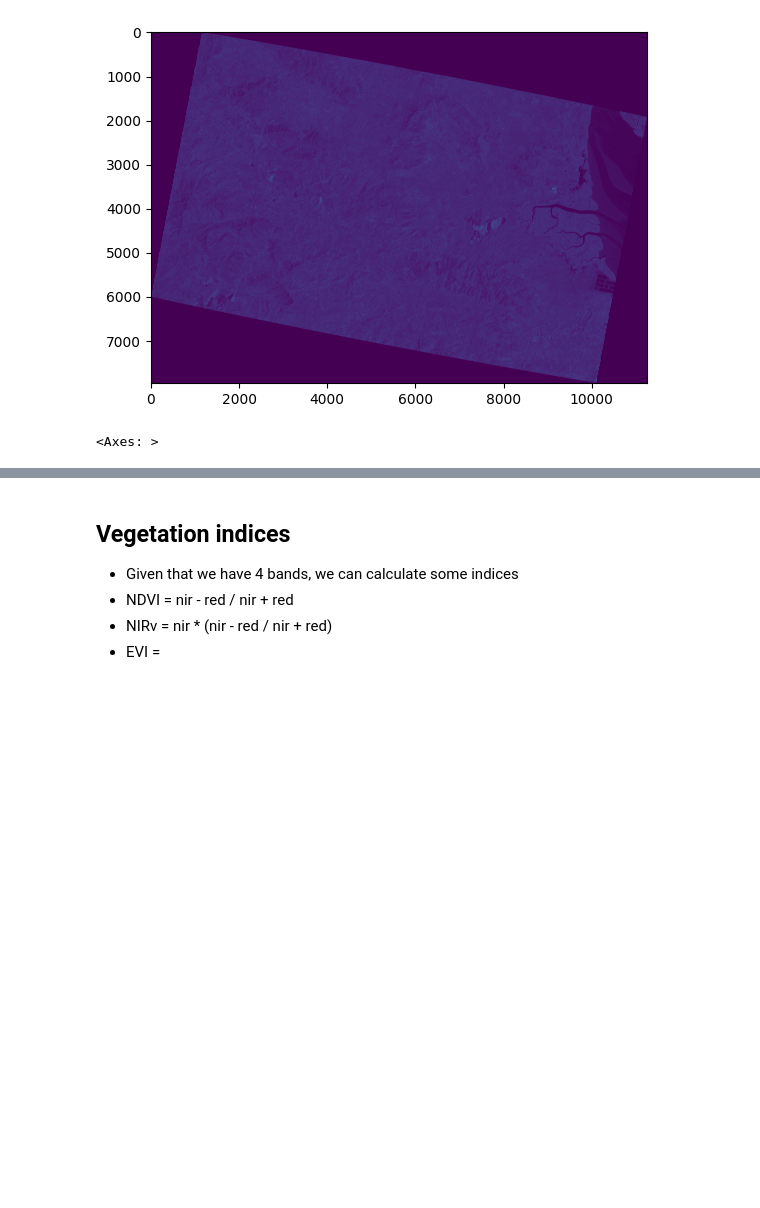
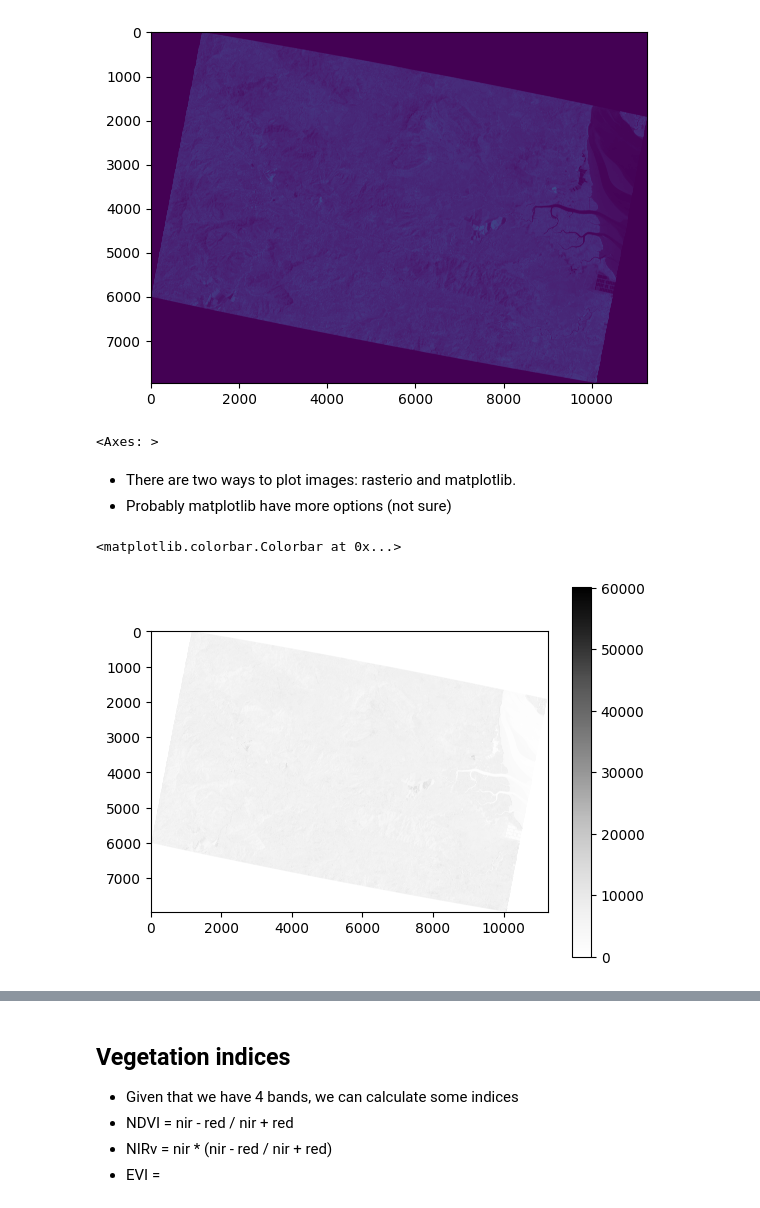
Before and after one commit to ronnyhdez/nicoya_planet, a Jupyter notebook: eda_nicoya.ipynb, the cells around one changed output, grey strips where cells are left out. Drawn from its saved outputs; the diff is of its cells as text; code cells hidden in the pictures; blank space fills up the shorter version.

```diff
--- a/eda_nicoya.ipynb
+++ b/eda_nicoya.ipynb
@@ -148,3 +144,15 @@ rasterio.plot.show(
 # %% [output]
 [figure]
 <Axes: >
+# %% [markdown]
+ - There are two ways to plot images: rasterio and matplotlib.
+ - Probably matplotlib have more options (not sure)
+# %%
+# Plot with a gray scale
+fig = plt.imshow(data[3], cmap="Greys")
+
+# Adding colorbar to the plot
+plt.colorbar()
+# %% [output]
+<matplotlib.colorbar.Colorbar at 0x...>
+[figure, added]
```
Also changed, not shown: parts of 10 cells of this notebook, 5 other files.
